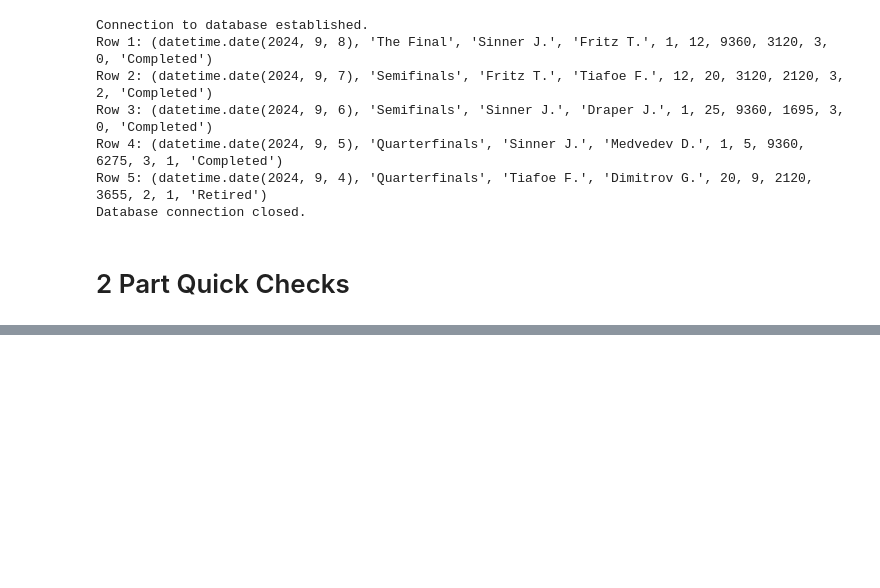
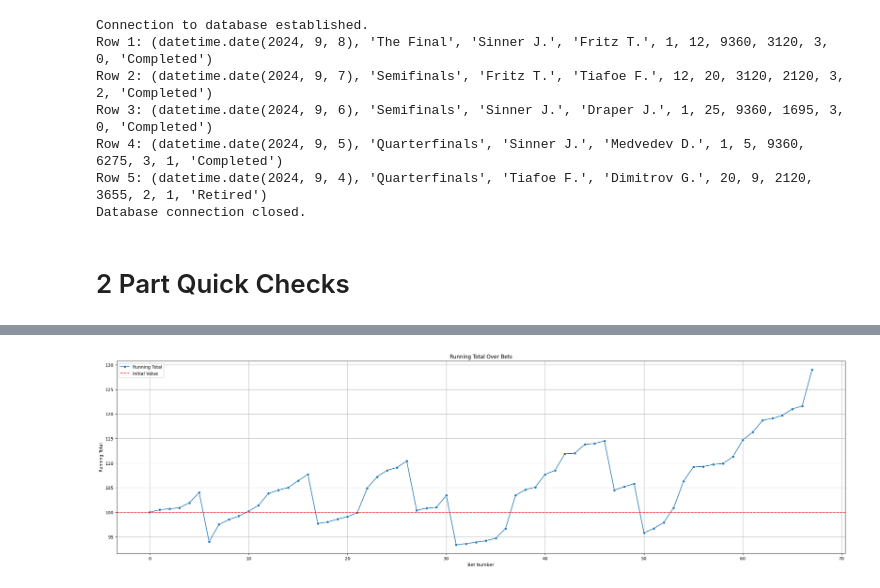
Before and after one commit to zediogocastro/smart-tennis-bet, a Jupyter notebook: simple_analytics.ipynb, the cells around one changed output, grey strips where cells are left out. Saved outputs shown, nothing was run; the diff lists cells and outputs as text; code cells hidden in the pictures; blank space fills up the shorter version.

```diff
--- a/simple_analytics.ipynb
+++ b/simple_analytics.ipynb
@@ -318,0 +194,14 @@ results_df
+# %%
+class BetResult(Enum):
+    """Result of the bet"""
+
+    WIN = auto()
+    LOSE = auto()
+# %%
+def bet_on_smaller_odd(player_A: str, player_B: str, odd_A: str, odd_B: str) -> Optional[str]:
+    if odd_A < odd_B:
+        return player_A
+    elif odd_A > odd_B:
+        return player_B
+    else:
+        return None
@@ -318,0 +218,12 @@ results_df
+# %%
+def evaluate_bet(winner: str, bet_decision: str) -> BetResult:
+    if winner == bet_decision:
+        return BetResult.WIN
+    else:
+        return BetResult.LOSE
+# %%
+def settleBet(bet_result: BetResult, bet_amount: float, winner_odd: float) -> float:
+    if bet_result == BetResult.WIN:
+        return (bet_amount * winner_odd) - bet_amount
+    else:
+        return - bet_amount
@@ -318,0 +274,15 @@ results_df
+# %%
+# Strategy 1
+INITIAL_VALUE = 100
+BET_AMOUNT = 10
+player = "Sinner J."
+
+df_player = df[
+    (df["Winner"] == player) | (df["Loser"] == player)
+]
+
+res = simulate_bets(df_player, INITIAL_VALUE, BET_AMOUNT)
+df_r = pd.DataFrame.from_dict(res)
+plot_running_total_with_initial_value(df_r)
+# %% [output]
+[figure, added]
```
Also changed, not shown: parts of 19 cells of this notebook.
